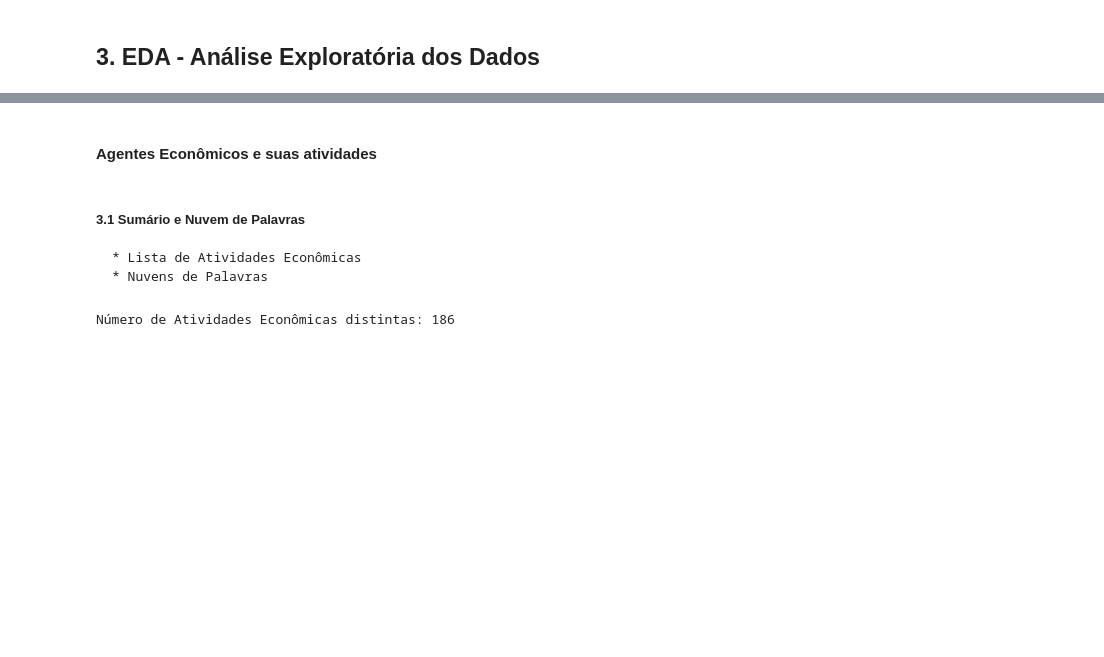
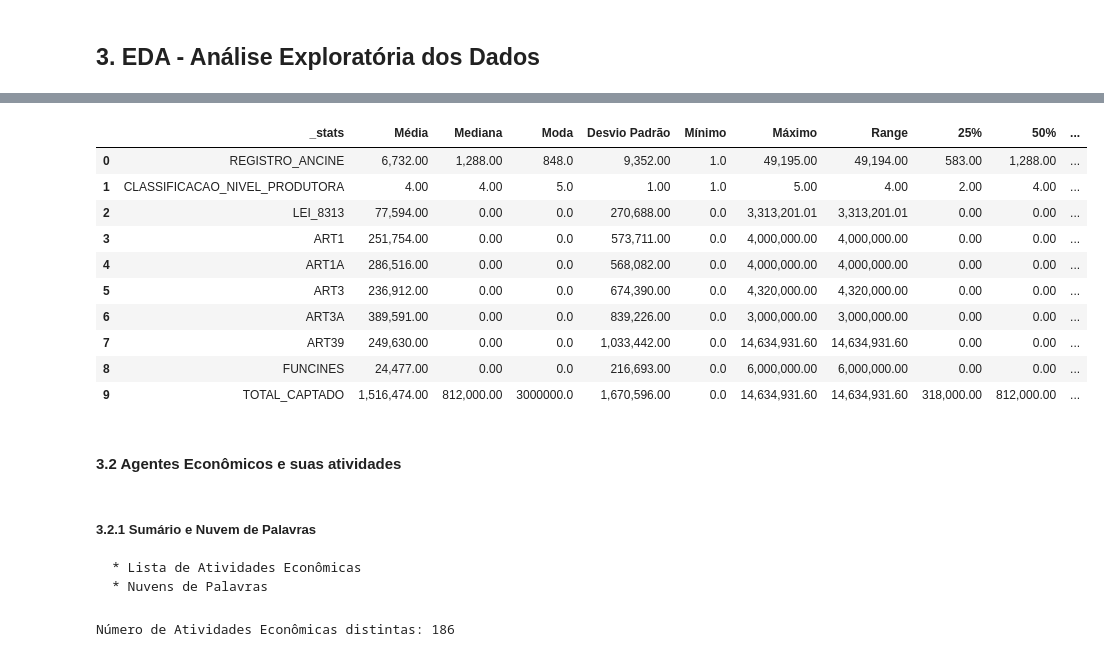
Before and after one commit to fonsecadados/AgenciaNacionalDoCinema_ANCINE, a Jupyter notebook: ANCINE_AgentesEconomicos.ipynb, the cells around one changed output, grey strips where cells are left out. Drawn from its saved outputs; the diff is of its cells as text; code cells hidden in the pictures; blank space fills up the shorter version.

```diff
--- a/ANCINE_AgentesEconomicos.ipynb
+++ b/ANCINE_AgentesEconomicos.ipynb
@@ -269,0 +274,24 @@ projetos_fsa_desembolso_e_agentes = projetos_fsa_desembolso_e_agentes[['REGISTRO
+# %%
+#Função que retorna valores estatísticos
+def estatistica_descritiva(df):
+    numerical = df.select_dtypes(include=('int64', 'float64'))
+
+    media = pd.DataFrame(numerical.mean().round().apply(lambda x: f'{x:,.2f}')).T
+    mediana = pd.DataFrame(numerical.median().round().apply(lambda x: f'{x:,.2f}')).T
+    moda = pd.DataFrame(numerical.mode().iloc[0]).T
+    desvio_padrao = pd.DataFrame(numerical.apply(np.std).round().apply(lambda x: f'{x:,.2f}')).T
+    minimo = pd.DataFrame(numerical.min()).T
+    maximo = pd.DataFrame(numerical.max().apply(lambda x: f'{x:,.2f}')).T
+    quantile_1 = pd.DataFrame(numerical.quantile(0.25).apply(lambda x: f'{x:,.2f}')).T
+    quantile_2 = pd.DataFrame(numerical.quantile(0.50).apply(lambda x: f'{x:,.2f}')).T
+    quantile_3 = pd.DataFrame(numerical.quantile(0.75).apply(lambda x: f'{x:,.2f}')).T
+    range = pd.DataFrame(numerical.apply(lambda x: x.max() - x.min()).apply(lambda x: f'{x:,.2f}')).T
+    skew = pd.DataFrame(numerical.apply(lambda x: x.skew()).apply(lambda x: f'{x:,.3f}')).T
+    kurtosis = pd.DataFrame(numerical.apply(lambda x: x.kurtosis()).apply(lambda x: f'{x:.3f}')).T
+
+
+    nome_df = '_stats'
+    stats_df = pd.concat([media, mediana, moda, desvio_padrao, minimo, maximo, range, quantile_1, quantile_2, quantile_3, skew, kurtosis]).T.reset_index()
+    # Definir os nomes das colunas
+    stats_df.columns = [nome_df, 'Média', 'Mediana', 'Moda', 'Desvio Padrão', 'Mínimo', 'Máximo', 'Range', '25%', '50%', '75%', 'Skew', 'Kurtosis']
+    return stats_df
@@ -270,7 +314,21 @@ projetos_fsa_desembolso_e_agentes = projetos_fsa_desembolso_e_agentes[['REGISTRO
+# %%
+estatistica_descritiva(projetos_renuncia_fiscal_e_agentes)
+# %% [output]
+|  | _stats | Média | Mediana | Moda | Desvio Padrão | Mínimo | Máximo | Range | 25% | 50% | ... |
+| 0 | REGISTRO_ANCINE | 6,732.00 | 1,288.00 | 848.0 | 9,352.00 | 1.0 | 49,195.00 | 49,194.00 | 583.00 | 1,288.00 | ... |
+| 1 | CLASSIFICACAO_NIVEL_PRODUTORA | 4.00 | 4.00 | 5.0 | 1.00 | 1.0 | 5.00 | 4.00 | 2.00 | 4.00 | ... |
+| 2 | LEI_8313 | 77,594.00 | 0.00 | 0.0 | 270,688.00 | 0.0 | 3,313,201.01 | 3,313,201.01 | 0.00 | 0.00 | ... |
+| 3 | ART1 | 251,754.00 | 0.00 | 0.0 | 573,711.00 | 0.0 | 4,000,000.00 | 4,000,000.00 | 0.00 | 0.00 | ... |
+| 4 | ART1A | 286,516.00 | 0.00 | 0.0 | 568,082.00 | 0.0 | 4,000,000.00 | 4,000,000.00 | 0.00 | 0.00 | ... |
+| 5 | ART3 | 236,912.00 | 0.00 | 0.0 | 674,390.00 | 0.0 | 4,320,000.00 | 4,320,000.00 | 0.00 | 0.00 | ... |
+| 6 | ART3A | 389,591.00 | 0.00 | 0.0 | 839,226.00 | 0.0 | 3,000,000.00 | 3,000,000.00 | 0.00 | 0.00 | ... |
+| 7 | ART39 | 249,630.00 | 0.00 | 0.0 | 1,033,442.00 | 0.0 | 14,634,931.60 | 14,634,931.60 | 0.00 | 0.00 | ... |
+| 8 | FUNCINES | 24,477.00 | 0.00 | 0.0 | 216,693.00 | 0.0 | 6,000,000.00 | 6,000,000.00 | 0.00 | 0.00 | ... |
+| 9 | TOTAL_CAPTADO | 1,516,474.00 | 812,000.00 | 3000000.0 | 1,670,596.00 | 0.0 | 14,634,931.60 | 14,634,931.60 | 318,000.00 | 812,000.00 | ... |
 # %% [markdown]
-#### Agentes Econômicos e suas atividades
+#### 3.2 Agentes Econômicos e suas atividades
 # %% [markdown]
-##### 3.1 Sumário e Nuvem de Palavras
+##### 3.2.1 Sumário e Nuvem de Palavras
 
     * Lista de Atividades Econômicas
     * Nuvens de Palavras
```
Also changed, not shown: parts of 29 cells of this notebook.
